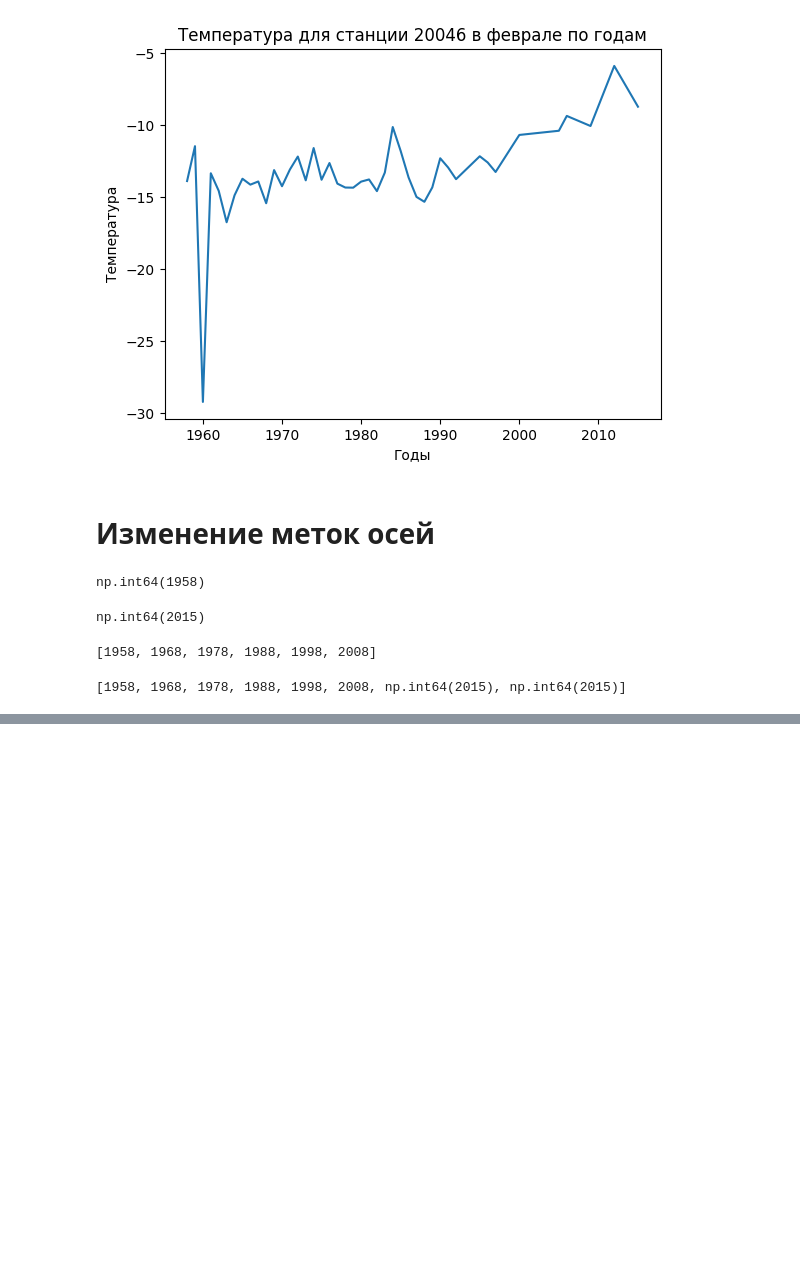
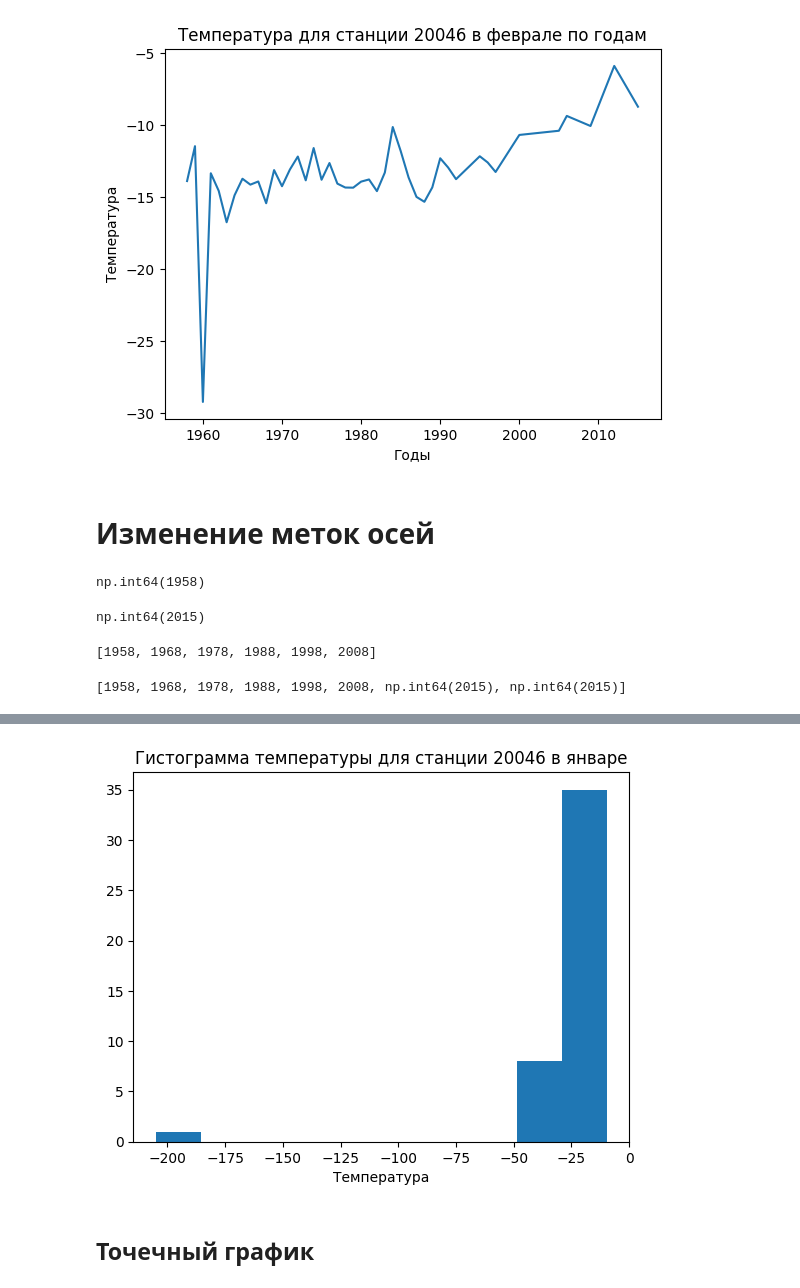
Before and after one commit to ArmanVasilovich/python_spbu, a Jupyter notebook: November/November-11/November-11th.ipynb, the cells around one changed output, grey strips where cells are left out. Cells and saved outputs as stored; diff of their text form; code cells hidden in the pictures; blank space fills up the shorter version.

```diff
--- a/November/November-11/November-11th.ipynb
+++ b/November/November-11/November-11th.ipynb
@@ -254,0 +266,9 @@ plt.plot(station2_mean)
+# %%
+station = df[df['station_id'] == 20046]['jan']
+plt.hist(station)
+plt.title('Гистограмма температуры для станции 20046 в январе')
+plt.xlabel('Температура');
+# %% [output]
+[figure, added]
+# %% [markdown]
+## Точечный график
```
Also changed, not shown: parts of 22 cells of this notebook, 3 other files.
